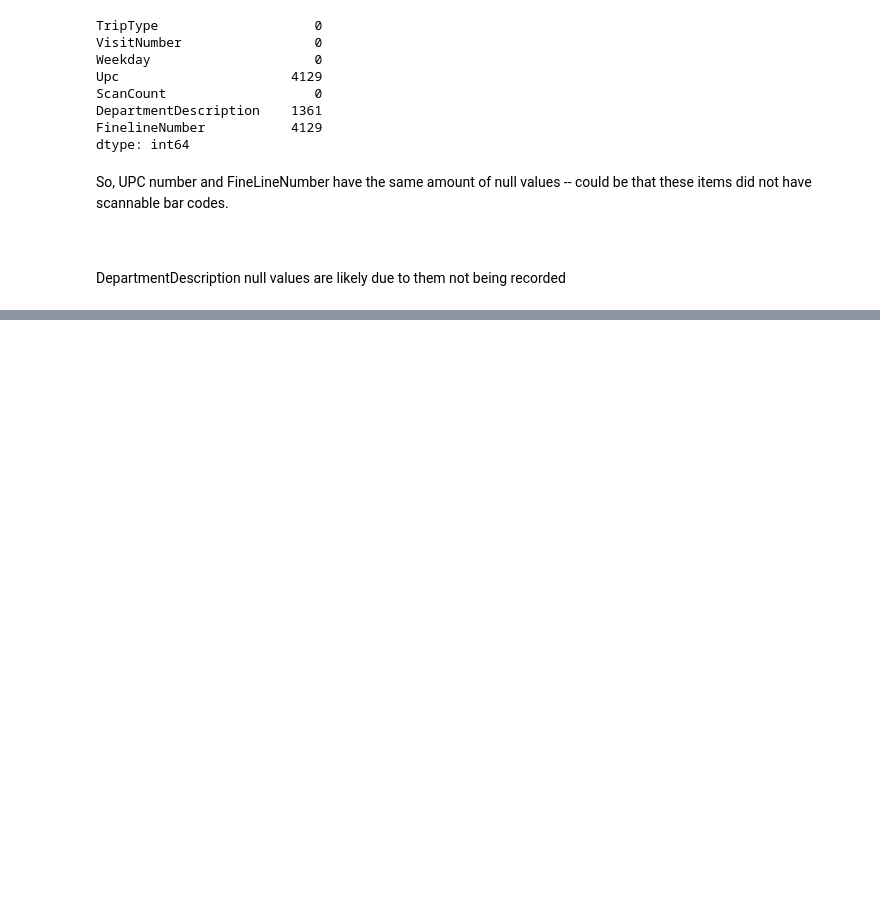
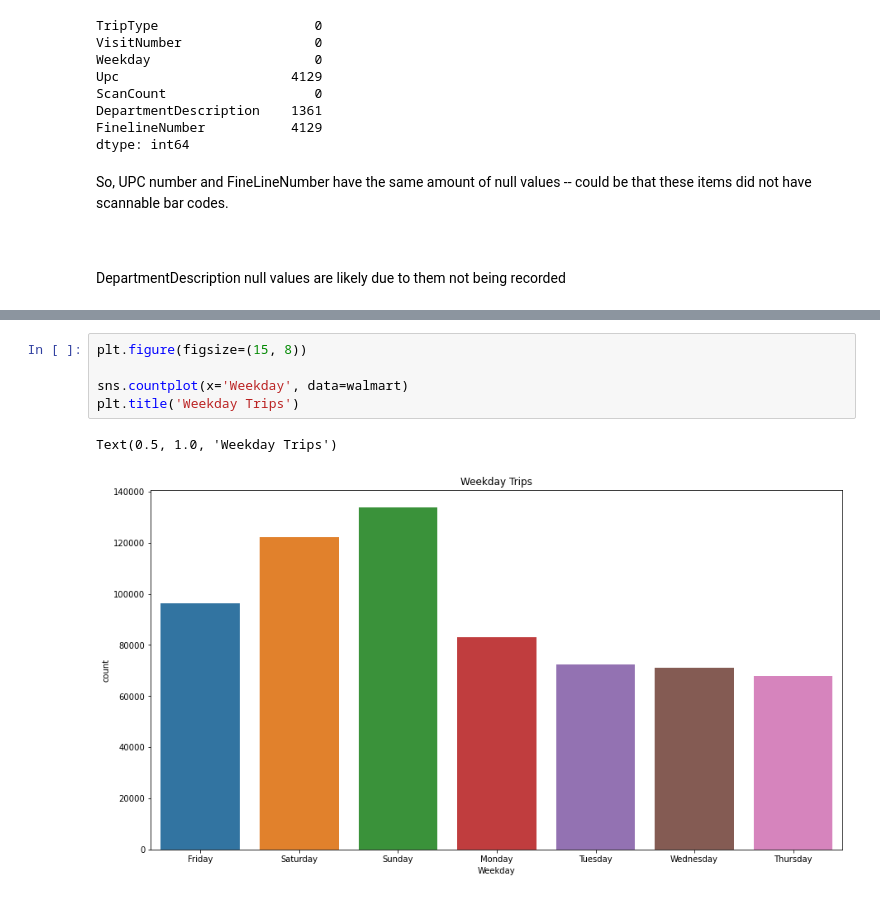
Before and after one commit to jordan-maulino/walmart_trip_prediction, a Jupyter notebook: walmart.ipynb, the cells around one changed output, grey strips where cells are left out. Cells and saved outputs as stored; diff of their text form; blank space fills up the shorter version.

```diff
--- a/walmart.ipynb
+++ b/walmart.ipynb
@@ -85,0 +103,8 @@ DepartmentDescription null values are likely due to them not being recorded
+# %%
+plt.figure(figsize=(15, 8))
+
+sns.countplot(x='Weekday', data=walmart)
+plt.title('Weekday Trips')
+# %% [output]
+Text(0.5, 1.0, 'Weekday Trips')
+[figure, added]
```
Also changed, not shown: parts of 4 cells of this notebook.
